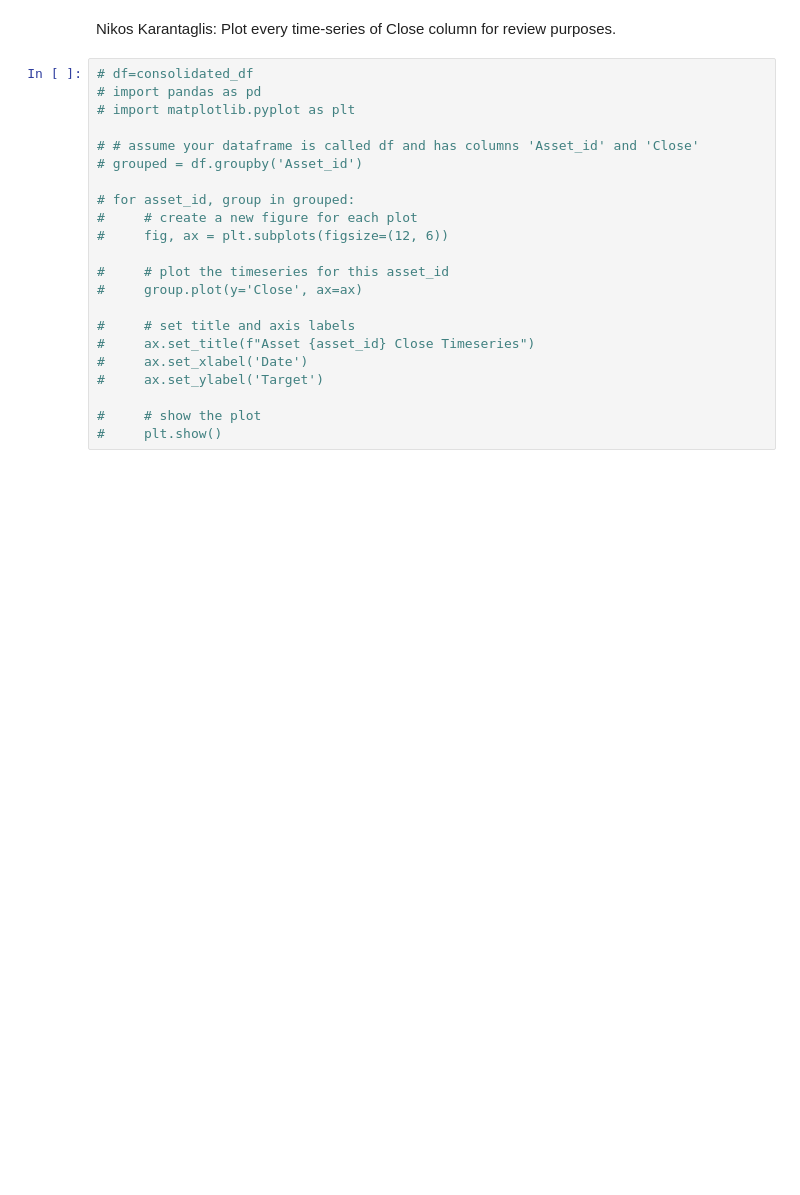
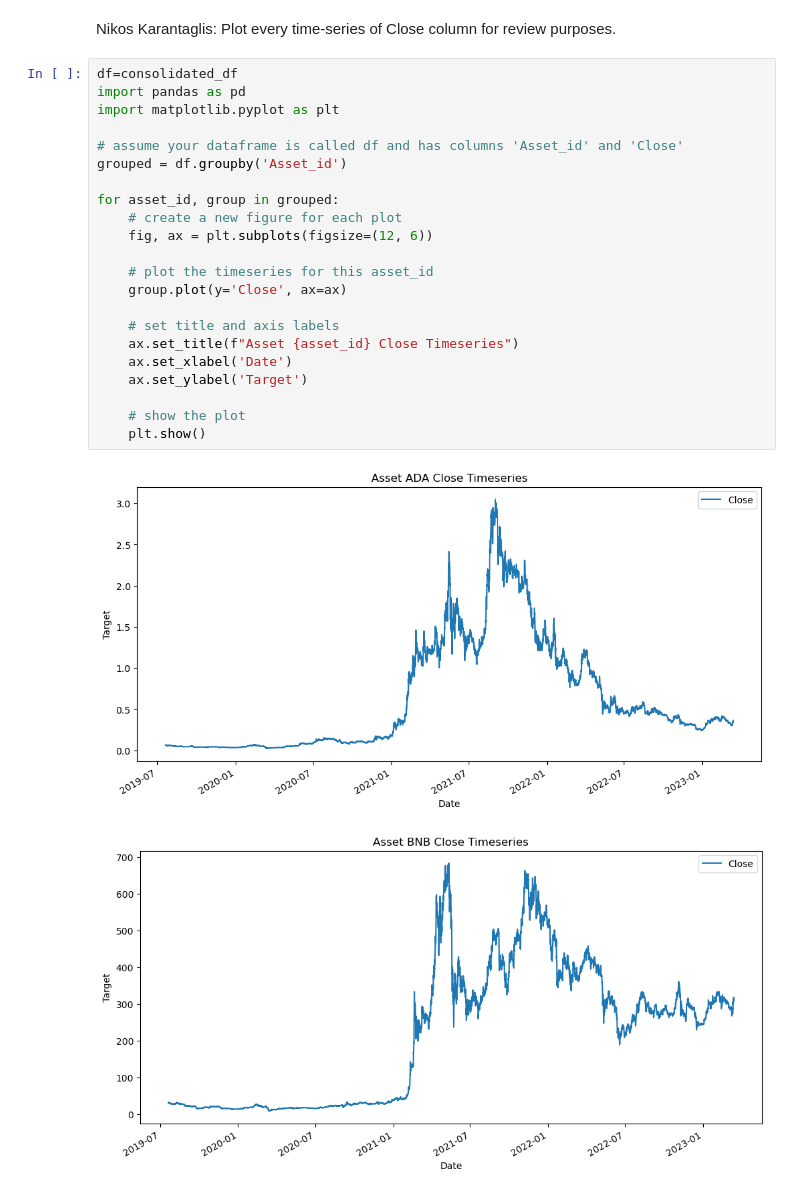
Before and after one commit to nikgeokar/tgcn_lstm_for_crypto_forecasting, a Jupyter notebook: Data_preprocessing.ipynb, the cells around one changed output. Cells and saved outputs as stored; diff of their text form; blank space fills up the shorter version.

```diff
--- a/Data_preprocessing.ipynb
+++ b/Data_preprocessing.ipynb
@@ -185,24 +169,27 @@ Datasets saved!
 # %% [markdown]
 Nikos Karantaglis: Plot every time-series of Close column for review purposes.
 # %%
-# df=consolidated_df
-# import pandas as pd
-# import matplotlib.pyplot as plt
+df=consolidated_df
+import pandas as pd
+import matplotlib.pyplot as plt
 
-# # assume your dataframe is called df and has columns 'Asset_id' and 'Close'
-# grouped = df.groupby('Asset_id')
+# assume your dataframe is called df and has columns 'Asset_id' and 'Close'
+grouped = df.groupby('Asset_id')
 
-# for asset_id, group in grouped:
-#     # create a new figure for each plot
-#     fig, ax = plt.subplots(figsize=(12, 6))
+for asset_id, group in grouped:
+    # create a new figure for each plot
+    fig, ax = plt.subplots(figsize=(12, 6))
 
-#     # plot the timeseries for this asset_id
-#     group.plot(y='Close', ax=ax)
+    # plot the timeseries for this asset_id
+    group.plot(y='Close', ax=ax)
 
-#     # set title and axis labels
-#     ax.set_title(f"Asset {asset_id} Close Timeseries")
-#     ax.set_xlabel('Date')
-#     ax.set_ylabel('Target')
+    # set title and axis labels
+    ax.set_title(f"Asset {asset_id} Close Timeseries")
+    ax.set_xlabel('Date')
+    ax.set_ylabel('Target')
 
-#     # show the plot
-#     plt.show()
+    # show the plot
+    plt.show()
+# %% [output]
+[figure, added]
+[figure, added]
```
Also changed, not shown: parts of 6 cells of this notebook, 13 other files.
